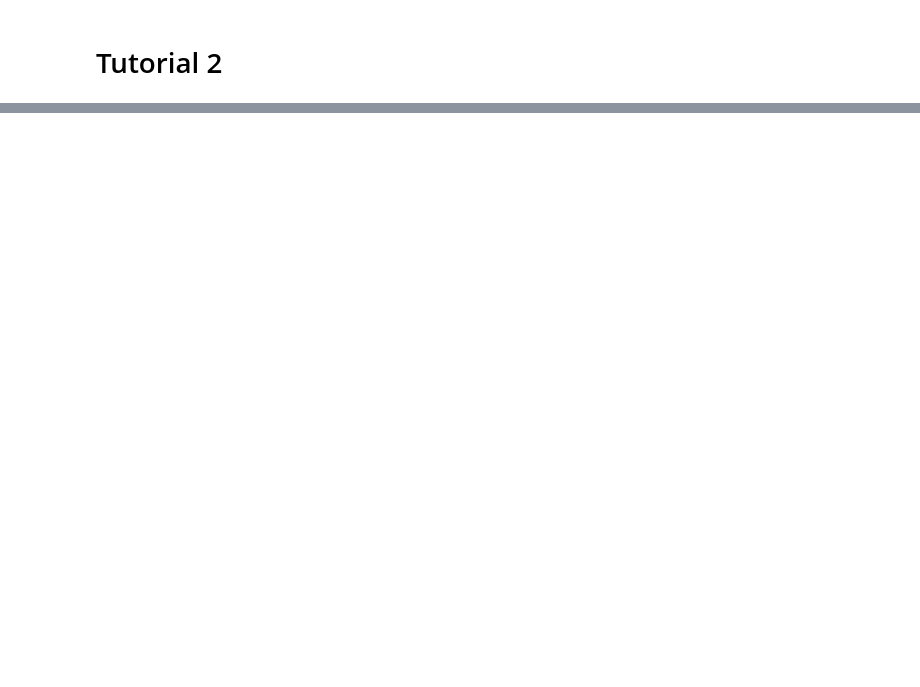
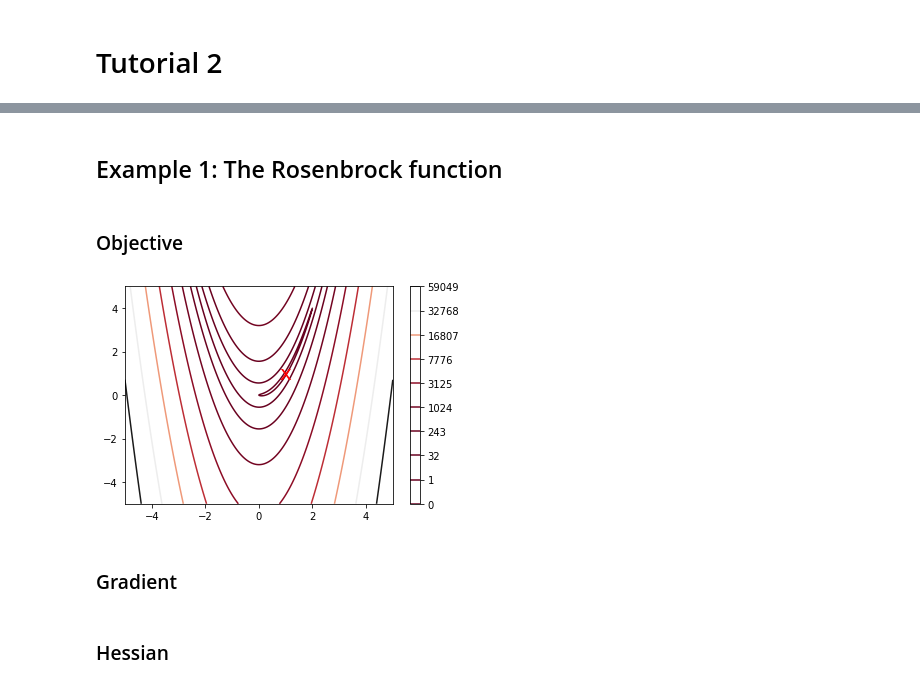
Before and after one commit to dboussaa/ML, a Jupyter notebook: Tutorial2.ipynb, the cells around one changed output, grey strips where cells are left out. Saved outputs shown, nothing was run; the diff lists cells and outputs as text; code cells hidden in the pictures; blank space fills up the shorter version.

```diff
--- a/Tutorial2.ipynb
+++ b/Tutorial2.ipynb
@@ -28,12 +2,0 @@ import sys
-# %%
-def objective(x):
-    """Rosen function"""
-    return 100*(x[1]-x[0]**2)**2 + (1-x[0])**2
-# %%
-x = np.linspace(-5, 5, 100)
-y = np.linspace(-5, 5, 100)
-X, Y = np.meshgrid(x, y)
-Z = objective(np.vstack([X.ravel(), Y.ravel()])).reshape((100,100))
-plt.contour(X, Y, Z, np.arange(10)**5, cmap='RdGy')
-plt.colorbar();
-plt.text(1, 1, 'x', va='center', ha='center', color='red', fontsize=20);
@@ -72,0 +30,22 @@ Compare the results given by the implemented functions with those given by the b
+# %% [markdown]
+## Example 1: The Rosenbrock function
+# %% [markdown]
+### Objective
+# %%
+def objective(x):
+    """
+    Two-variable Rosenbrock function
+    """
+    return 100*(x[1]-x[0]**2)**2 + (1-x[0])**2
+# %%
+x = np.linspace(-5, 5, 1000)
+y = np.linspace(-5, 5, 1000)
+X, Y = np.meshgrid(x, y)
+Z = objective(np.vstack([X.ravel(), Y.ravel()])).reshape((1000,1000))
+plt.contour(X, Y, Z, np.arange(10)**5, cmap='RdGy')
+plt.colorbar();
+plt.text(1, 1, 'x', va='center', ha='center', color='red', fontsize=20);
+# %% [output]
+[figure, added]
+# %% [markdown]
+### Gradient
@@ -72,0 +61,2 @@ Compare the results given by the implemented functions with those given by the b
+# %% [markdown]
+### Hessian
```
Also changed, not shown: parts of 56 cells of this notebook, 1 other file.
